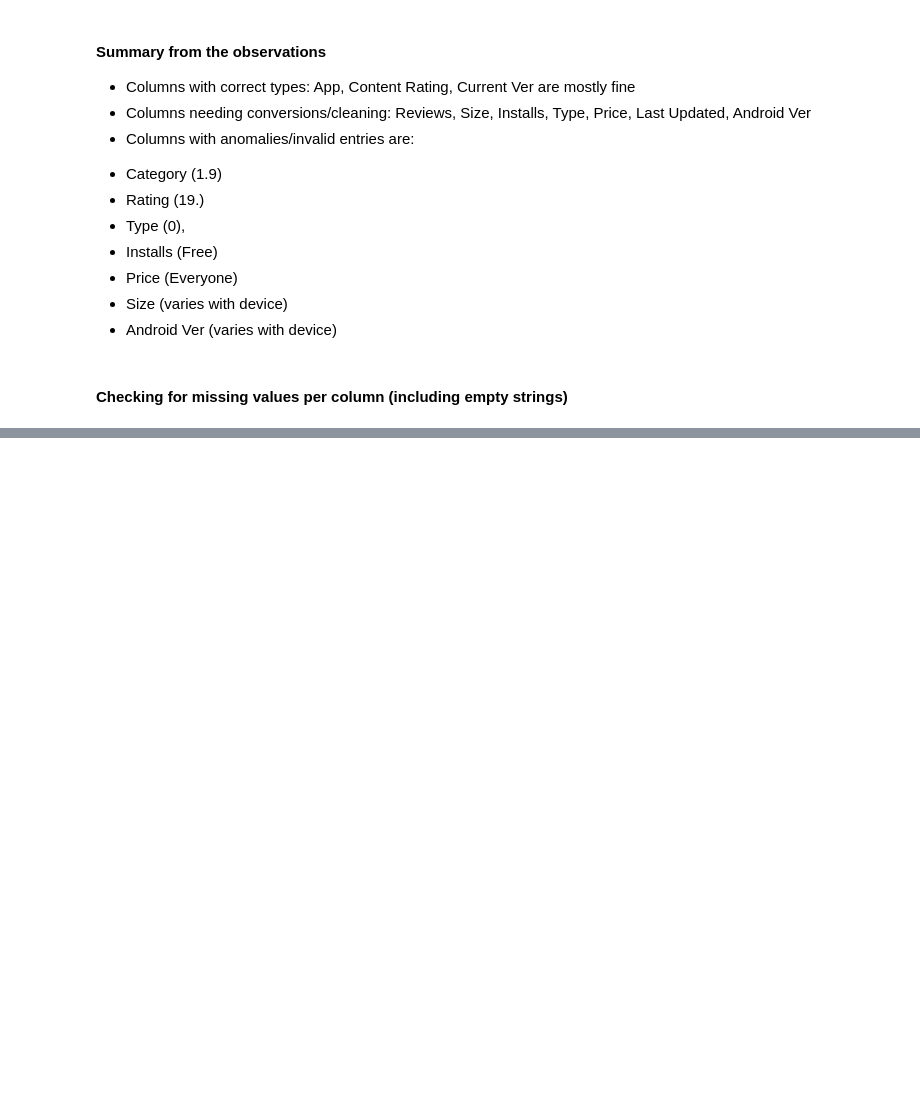
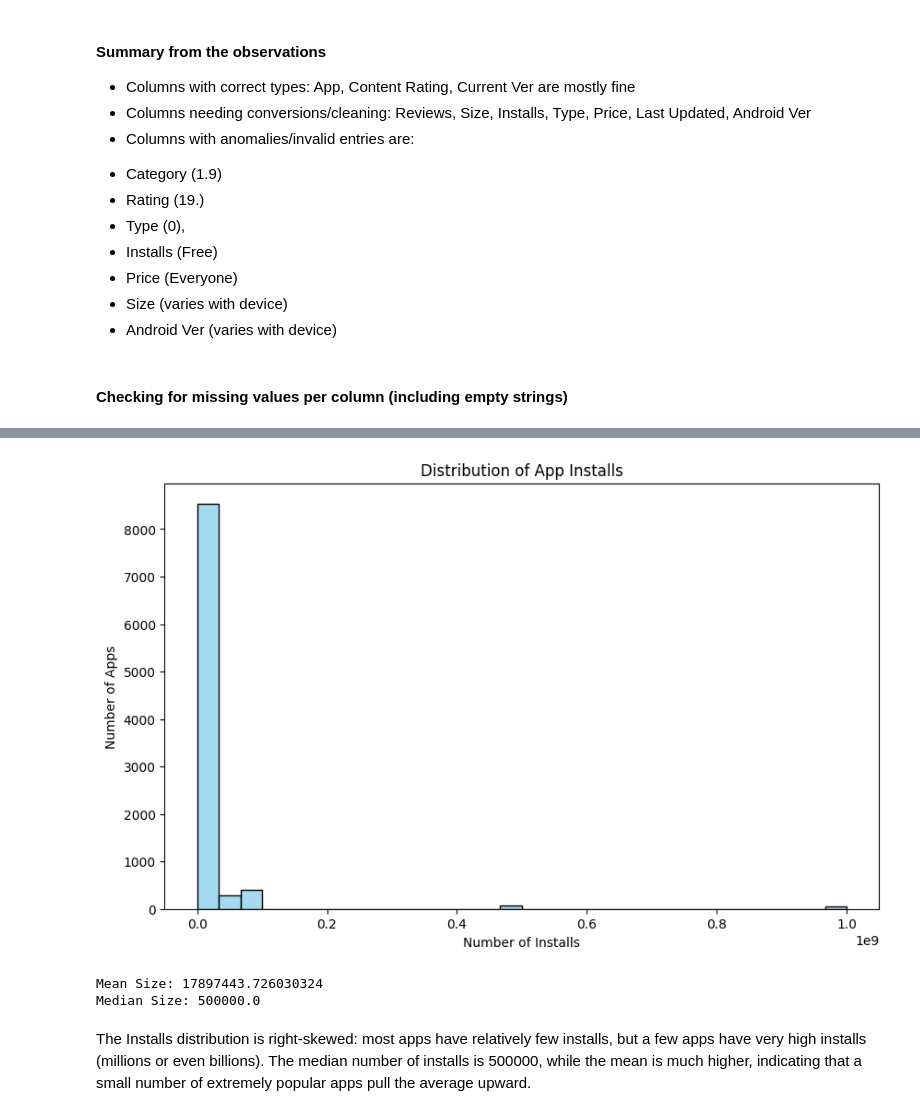
Before and after one commit to TejasMJ/Google-Play-Store-App-EDA-, a Jupyter notebook: Google_PlayStore_Apps_DEA.ipynb, the cells around one changed output, grey strips where cells are left out. Saved outputs shown, nothing was run; the diff lists cells and outputs as text; code cells hidden in the pictures; blank space fills up the shorter version.

```diff
--- a/Google_PlayStore_Apps_DEA.ipynb
+++ b/Google_PlayStore_Apps_DEA.ipynb
@@ -171,0 +297,34 @@ Genres                  Genres               0        0.000000
+# %%
+import pandas as pd
+import numpy as np
+
+# Step 1: Replace non-numeric entries with NaN
+df['Installs'] = df['Installs'].replace('Free', np.nan)
+
+# Step 2: Remove commas and plus signs
+df['Installs'] = df['Installs'].str.replace(',', '', regex=True)
+df['Installs'] = df['Installs'].str.replace(r'\+', '', regex=True)  # escape +
+
+# Step 3: Convert to numeric
+df['Installs'] = df['Installs'].astype(int)
+# %%
+plt.figure(figsize=(10,6))
+sns.histplot(df['Installs'], bins=30, color='skyblue', edgecolor='black')
+plt.xlabel('Number of Installs')
+plt.ylabel('Number of Apps')
+plt.title('Distribution of App Installs')
+plt.show()
+# %% [output]
+[figure, added]
+# %%
+# Calculate mean and median
+mean_rating = df['Installs'].mean()
+median_rating = df['Installs'].median()
+
+print(f"Mean Size: {mean_rating}")
+print(f"Median Size: {median_rating}")
+# %% [output]
+Mean Size: 17897443.726030324
+Median Size: 500000.0
+# %% [markdown]
+The Installs distribution is right-skewed: most apps have relatively few installs, but a few apps have very high installs (millions or even billions). The median number of installs is 500000, while the mean is much higher, indicating that a small number of extremely popular apps pull the average upward.
```
Also changed, not shown: parts of 36 cells of this notebook, 1 other file.
